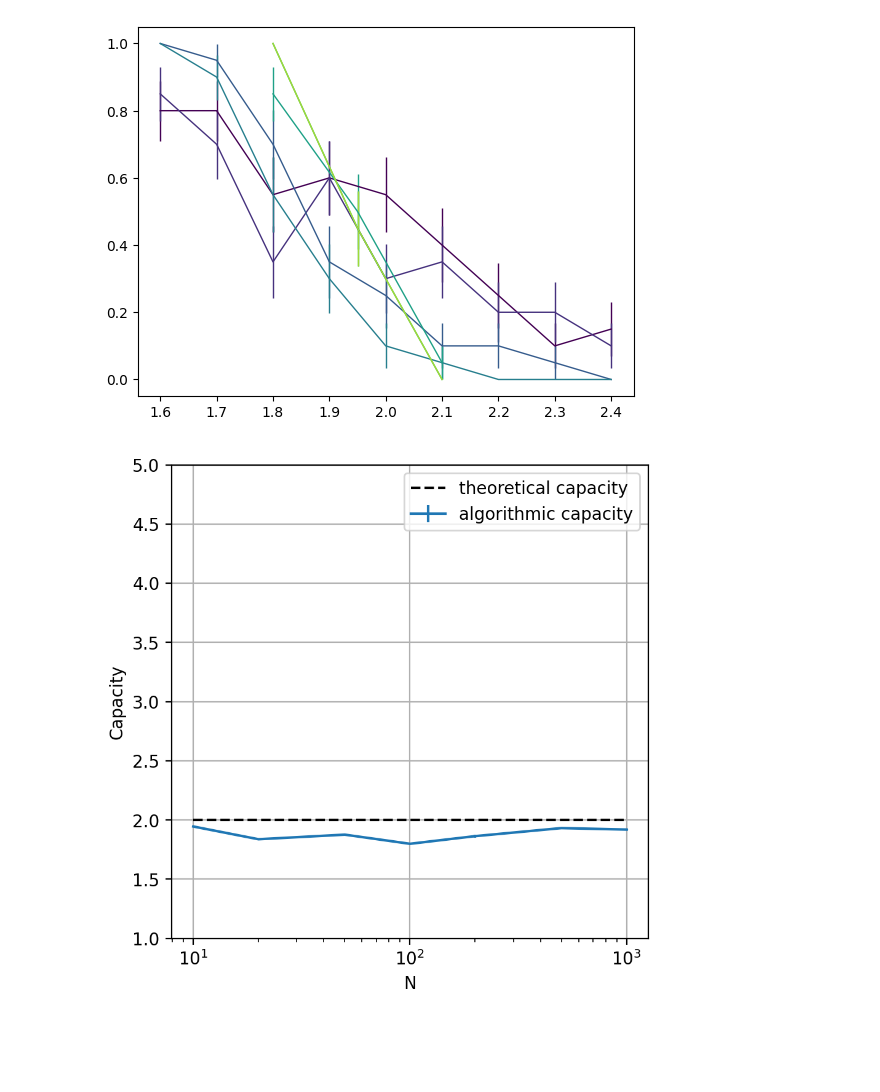
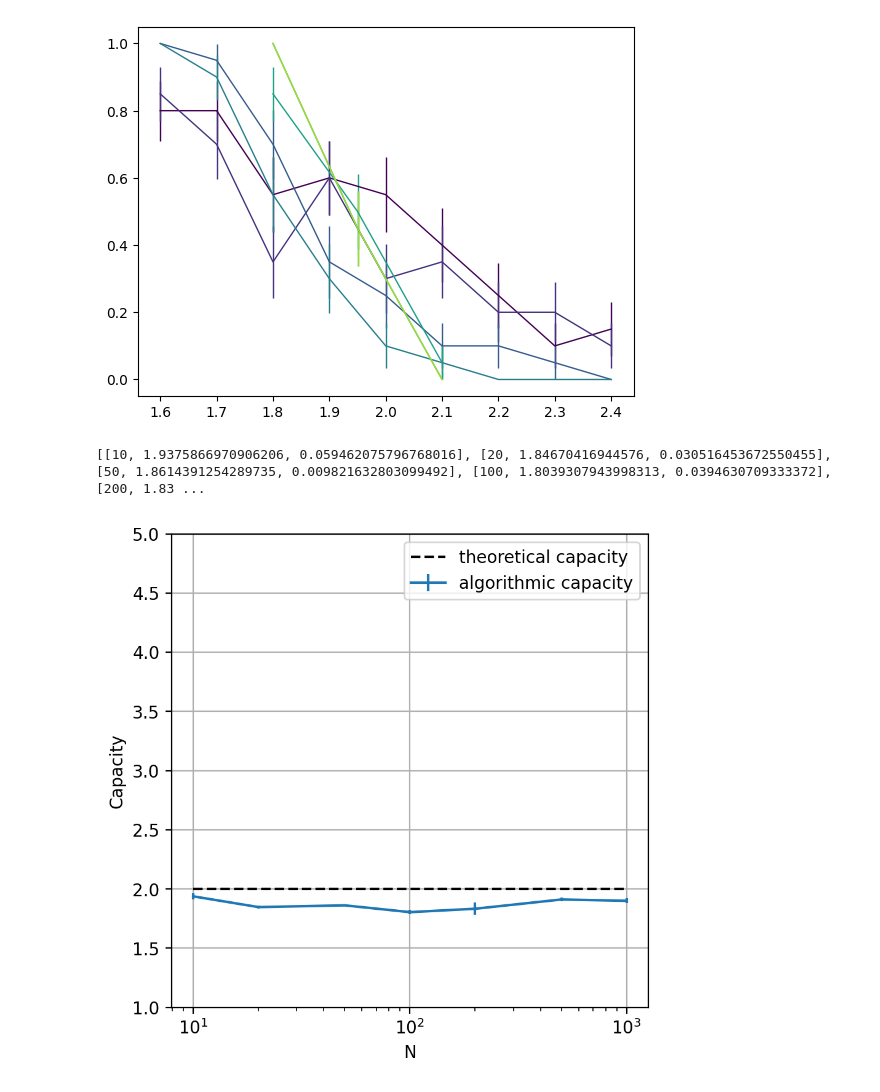
Before and after one commit to london-and-tequila/parallel_synapse_capacity, a Jupyter notebook: perceptron_capacity.ipynb, the cells around one changed output. Drawn from its saved outputs; the diff is of its cells as text; code cells hidden in the pictures; blank space fills up the shorter version.

```diff
--- a/perceptron_capacity.ipynb
+++ b/perceptron_capacity.ipynb
@@ -258,7 +259,7 @@ N_values = [10, 20, 50, 100, 200, 500, 1000]
 colors = {N: cmap(i / len(N_values)) for i, N in enumerate(N_values)}
 capacity = []
 for N in N_values:
-    sample = 100
+    sample = 5
     psedoC = []
     for i in range(sample):
         psedoX = []
@@ -304,31 +305,33 @@ for N in N_values:
 [figure]
 # %%
 plt.figure(figsize=(5, 5), dpi=200)
+print(capacity)
 N = [c[0] for c in capacity]
 C = [c[1] for c in capacity]
-err = [c[2] / np.sqrt(100) for c in capacity]
+err = [c[2] / np.sqrt(5) for c in capacity]
 plt.errorbar(
     N,
     C,
     yerr=err,
     # label="N=" + str(N),
     # color=colors[N],
     label="algorithmic capacity",
 )
 plt.plot(
     N,
     np.ones((len(N),)) * 2,
     label="theoretical capacity",
     color="k",
     linestyle="--",
 )
 plt.xscale("log")
 plt.ylim([1, 5])
 plt.legend()
 plt.xlabel("N")
 plt.ylabel("Capacity")
 plt.grid(True)
 # plt.savefig("perceptron_capacity_uniform_input.pdf", dpi=300)
 plt.show()
 # %% [output]
+[[10, 1.9375866970906206, 0.059462075796768016], [20, 1.84670416944576, 0.030516453672550455], [50, 1.8614391254289735, 0.009821632803099492], [100, 1.8039307943998313, 0.0394630709333372], [200, 1.83 ...
-[figure, old version]
+[figure, new version]
```
Also changed, not shown: parts of 1 cell of this notebook, 8 other files.
